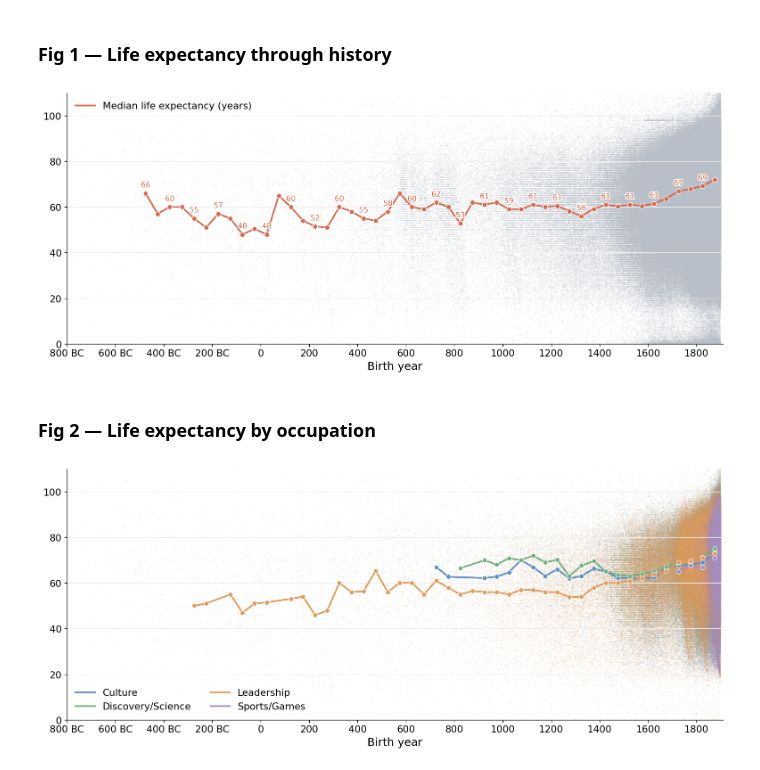
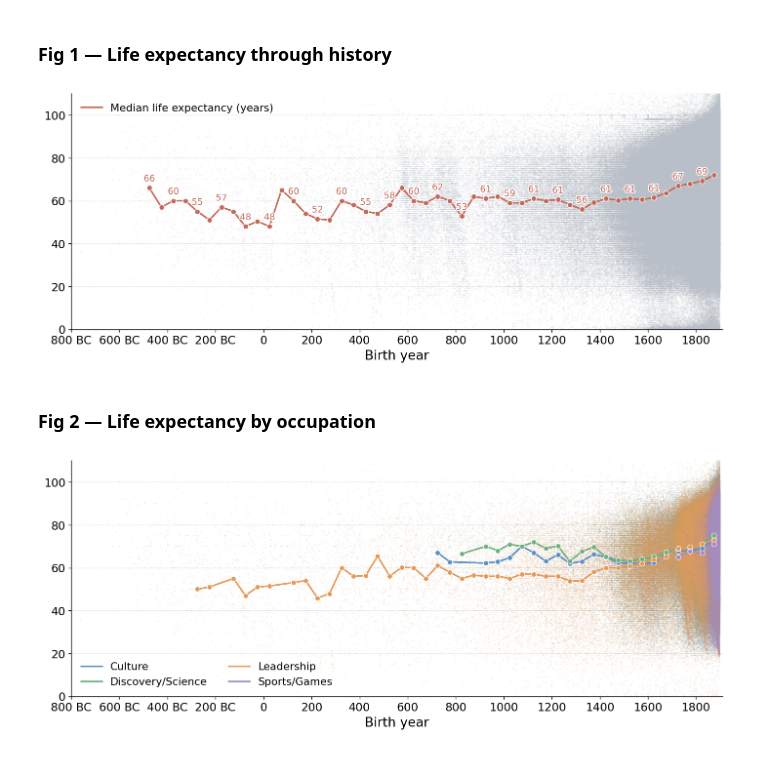
Before and after one commit to charlesdedampierre/cultura_database, a Jupyter notebook: notebooks_new/05b_life_expectancy.ipynb, the cells around one changed output. Saved outputs shown, nothing was run; the diff lists cells and outputs as text; code cells hidden in the pictures.

```diff
--- a/notebooks_new/05b_life_expectancy.ipynb
+++ b/notebooks_new/05b_life_expectancy.ipynb
@@ -8,6 +8,7 @@ import polars as pl
 import duckdb
 import matplotlib.pyplot as plt
 import matplotlib.patheffects as patheffects
+from style import *
 
 SEED = 42
 np.random.seed(SEED)
@@ -19,27 +20,7 @@ YEAR_OR_FINER = ('day', 'month', 'year')
 pl.Config.set_tbl_rows(30)
 pl.Config.set_fmt_str_lengths(80)
 
-COLORS = {'dot': '#b9bfc8', 'line': '#d9694f', 'grid': '#ececec'}
-OCCUPATION_COLORS = {
-    'Culture': '#5b8fc7',
-    'Discovery/Science': '#6fb07f',
-    'Leadership': '#e39b5b',
-    'Sports/Games': '#a58cc7',
-}
-FIGSIZE = (13, 5.5)
-
-plt.rcParams.update({
-    'figure.dpi': 120,
-    'figure.figsize': FIGSIZE,
-    'axes.spines.top': False,
-    'axes.spines.right': False,
-    'font.family': 'DejaVu Sans',
-    'axes.labelsize': 15,
-    'xtick.labelsize': 13,
-    'ytick.labelsize': 13,
-    'legend.fontsize': 13,
-    'axes.formatter.useoffset': False,
-})
+apply_style()
 # %% [markdown]
 ## External data — Cross-Verified occupations
 # %%
@@ -206,7 +187,7 @@ def style_axis(ax):
     ax.set_xlim(X_MIN, MAX_BIRTH_YEAR + 10)
     ax.set_ylim(0, 110)
     ax.set_xlabel('Birth year')
-    ax.grid(axis='y', color=COLORS['grid'], lw=0.8)
+    ax.grid(axis='y')
 # %% [markdown]
 ### Fig 1 — Life expectancy through history
 # %%
@@ -216,41 +197,41 @@ bin_x = bins['birth_bin'].to_numpy() + BIN_WIDTH / 2
 bin_median = bins['median_life_expectancy'].to_numpy()
 
 fig, ax = plt.subplots()
-ax.scatter(dots['birth_year'], dots['life_expectancy_years'], s=3, color=COLORS['dot'],
+ax.scatter(dots['birth_year'], dots['life_expectancy_years'], s=3, color=POINT_CLOUD_COLOR,
            alpha=0.14, edgecolor='none', rasterized=True)
-ax.plot(bin_x, bin_median, color=COLORS['line'], lw=2.2, label='Median life expectancy (years)')
-ax.scatter(bin_x, bin_median, s=42, color=COLORS['line'], edgecolor='white', lw=0.8, zorder=3)
+ax.plot(bin_x, bin_median, color=HIGHLIGHT_COLOR, label='Median life expectancy (years)')
+ax.scatter(bin_x, bin_median, s=42, color=HIGHLIGHT_COLOR, edgecolor=BACKGROUND_COLOR, lw=0.8, zorder=3)
 for i, (x, y) in enumerate(zip(bin_x, bin_median)):
     if i % 2 == 0:
         ax.annotate(f'{y:.0f}', (x, y), textcoords='offset points', xytext=(0, 8), ha='center',
-                    fontsize=10, color=COLORS['line'],
-                    path_effects=[patheffects.withStroke(linewidth=2.5, foreground='white')])
+                    fontsize=POINT_LABEL_FONTSIZE, color=HIGHLIGHT_COLOR,
+                    path_effects=[patheffects.withStroke(linewidth=2.5, foreground=BACKGROUND_COLOR)])
 style_axis(ax)
-ax.legend(frameon=False, loc='upper left')
+ax.legend(loc='upper left')
 plt.tight_layout()
 plt.show()
 # %% [output]
-[figure, old version]
+[figure, new version]
 # %% [markdown]
 ### Fig 2 — Life expectancy by occupation
 # %%
 fig, ax = plt.subplots()
 for occupation, color in OCCUPATION_COLORS.items():
     people = life_expectancy_with_occupation.filter(
         (pl.col('level1_main_occ') == occupation) & (pl.col('birth_year') >= X_MIN))
     ax.scatter(people['birth_year'], people['life_expectancy_years'], s=2.5, color=color,
                alpha=0.12, edgecolor='none', rasterized=True)
 
 for occupation, color in OCCUPATION_COLORS.items():
     b = life_expectancy_by_bin_occupation.filter(
         (pl.col('level1_main_occ') == occupation) & (pl.col('birth_bin') >= X_MIN))
     x = b['birth_bin'].to_numpy() + BIN_WIDTH / 2
-    ax.plot(x, b['median_life_expectancy'], color=color, lw=2.2, label=occupation)
-    ax.scatter(x, b['median_life_expectancy'], s=36, color=color, edgecolor='white', lw=0.6, zorder=3)
+    ax.plot(x, b['median_life_expectancy'], color=color, label=occupation)
+    ax.scatter(x, b['median_life_expectancy'], s=36, color=color, edgecolor=BACKGROUND_COLOR, lw=0.6, zorder=3)
 
 style_axis(ax)
-ax.legend(frameon=False, loc='lower left', ncol=2)
+ax.legend(loc='lower left', ncol=2)
 plt.tight_layout()
 plt.show()
 # %% [output]
-[figure, old version]
+[figure, new version]
```
Also changed, not shown: 3 other files.
